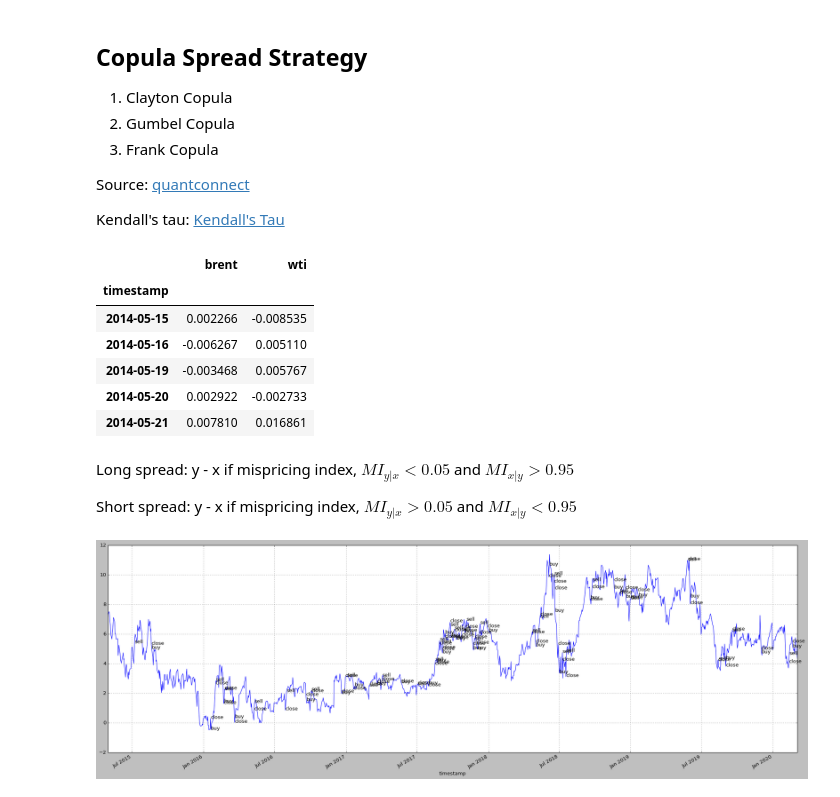
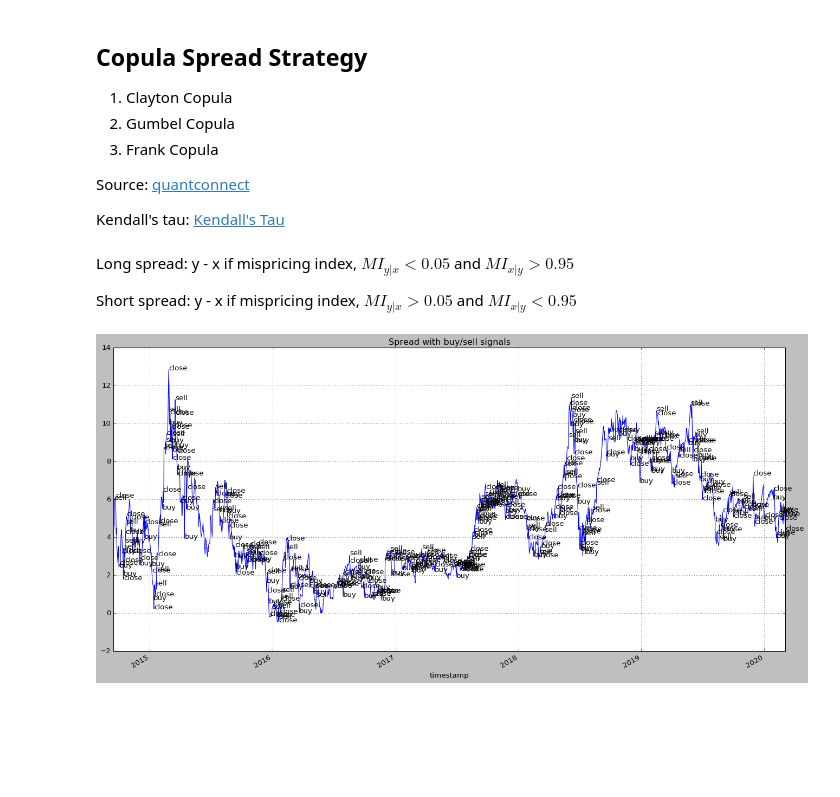
Before and after one commit to queiyanglim/trading_algorithm, a Jupyter notebook: brent_wti_copula.ipynb, the cells around one changed output. Saved outputs shown, nothing was run; the diff lists cells and outputs as text; code cells hidden in the pictures; blank space fills up the shorter version.

```diff
--- a/brent_wti_copula.ipynb
+++ b/brent_wti_copula.ipynb
@@ -54,15 +57,6 @@ Kendall's tau: [Kendall's Tau](https://en.wikipedia.org/wiki/Kendall_rank_correl
 # %%
 # Generate Return series
 df_ret = np.log(df / df.shift(1)).dropna()
-df_ret.head()
-# %% [output]
-|  | brent | wti |
-| timestamp |  |  |
-| 2014-05-15 | 0.002266 | -0.008535 |
-| 2014-05-16 | -0.006267 | 0.005110 |
-| 2014-05-19 | -0.003468 | 0.005767 |
-| 2014-05-20 | 0.002922 | -0.002733 |
-| 2014-05-21 | 0.007810 | 0.016861 |
 # %%
 # Kendall Tau and Theta Parameter Estimation
 def estimate_parameter(copula_family, tau):
@@ -120,20 +114,20 @@ def misprice_index(u, v, copula_family, theta):
 # %%
 # Confidence bands
 # MAIN INPUT
-top_band = 0.95
+top_band = 0.90
 bottom_band = 1 - top_band
-update_window = 250
+update_window = 90
 signal = {}
 long_short = 0
 
 for i in range(update_window, len(df)+1):
-    df_ret = df.iloc[:i].tail(update_window)
-    df_ret = np.log(df_ret / df_ret.shift(1)).dropna()
-    current_time = df_ret.index[-1]
+    df_ret_tmp = df.iloc[:i].tail(update_window)
+    df_ret_tmp = np.log(df_ret_tmp / df_ret_tmp.shift(1)).dropna()
+    current_time = df_ret_tmp.index[-1]
 
     # y/v: brent, x/u: wti
-    x = df_ret.wti
-    y = df_ret.brent
+    x = df_ret_tmp.wti
+    y = df_ret_tmp.brent
 
     # New Signals:
     x_ret_new, y_ret_new =  x[-1], y[-1]
@@ -152,6 +146,7 @@ for i in range(update_window, len(df)+1):
     tau, tau_p_val = kendalltau(x,y)
 
     AIC_criteria = {}
+    # for fam in ["clayton", "frank", "gumbel"]:
     for fam in ["gumbel"]:
         param = estimate_parameter(fam, tau)
         lpdf = [ copula_log_pdf(fam, param, x, y) for x, y in zip_u_v]
@@ -172,8 +167,8 @@ for i in range(update_window, len(df)+1):
         long_short = -1
     elif (MI_u_v > top_band and MI_v_u < bottom_band):
         long_short = 1
-    # else:
-    #     long_short = 0
+    else:
+        long_short = 0
 
     signal[current_time] = long_short
 # %%
@@ -194,35 +189,36 @@ def append_position_data(slice_data, brent_pos, wti_pos):
 style = dict(size=15, color='gray')
 
 df_with_pos.index = pd.to_datetime(df_with_pos.index, format="%Y-%m-%d")
-ax = df_with_pos.spread.plot(figsize=(30,10), grid = True, plot = "Spread with buy/sell signals")
+ax = df_with_pos.spread.plot(figsize=(20,10), grid = True, title = "Spread with buy/sell signals")
 
 current_pos, brent_pos, wti_pos = 0, 0, 0
 traded = []
 
 for i, data in df_with_pos.iterrows():
     # Open position
     if current_pos == 0:
         # On long signal
         if data.position != 0:
             brent_pos = data.position * np.floor(capital/data.brent)
             wti_pos = - data.position * np.floor(capital/data.wti)
             current_pos = data.position
             open_price = data.spread
             if data.position == 1:
                 ax.text(i, data.spread, "buy")
             elif data.position == -1:
                 ax.text(i, data.spread, "sell")
     # When there is open position, decide if need to close
     elif current_pos != 0:
         # If current position is not equal to signal, close position
         if current_pos != data.position:
             close_price = data.spread
-            traded.append(current_pos * (close_price - open_price))
+            traded.append({"timestamp": data.name,
+                           "traded_spread": current_pos * (close_price - open_price)})
             brent_pos, wti_pos, current_pos = 0, 0, 0
             ax.text(i, data.spread, "close")
 
     append_position_data(data, brent_pos, wti_pos)
 
 df_pos = pd.DataFrame(position).set_index("timestamp")
 # %% [output]
-[figure, old version]
+[figure, new version]
```
Also changed, not shown: parts of 4 cells of this notebook.
